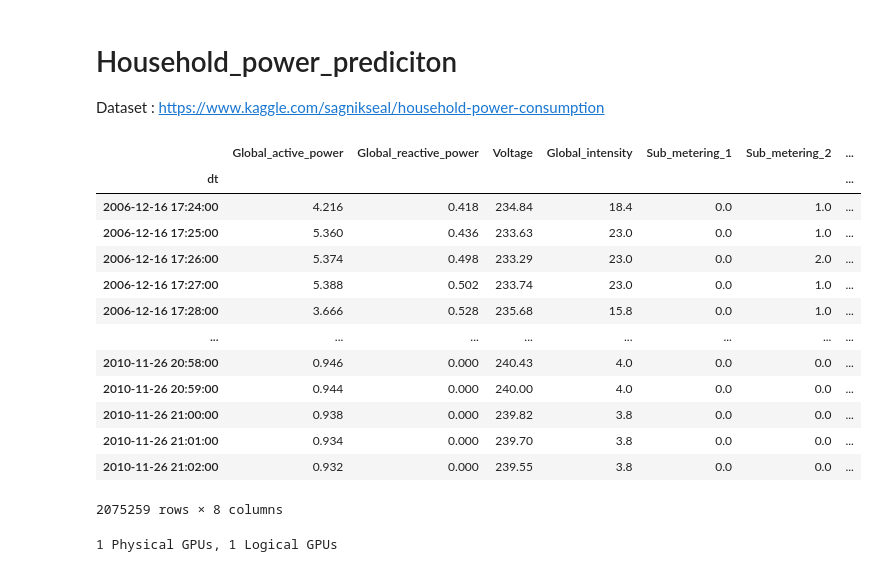
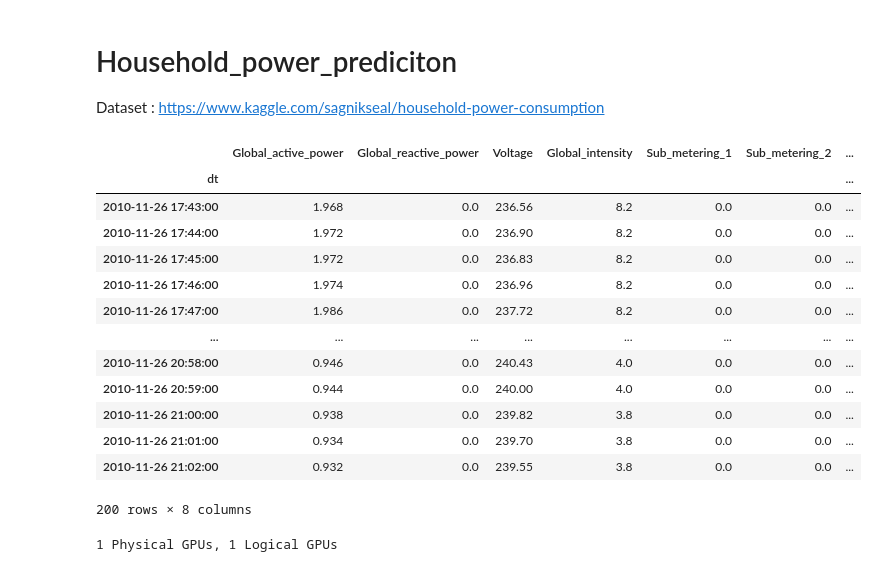
Before and after one commit to gitwetguy/Household_power_prediction, a Jupyter notebook: Household_power_prediciton.ipynb, the cells around one changed output. Drawn from its saved outputs; the diff is of its cells as text; code cells hidden in the pictures.

```diff
--- a/Household_power_prediciton.ipynb
+++ b/Household_power_prediciton.ipynb
@@ -1,6 +1,6 @@
-# %% [markdown]
-# Household_power_prediciton
-Dataset :  https://www.kaggle.com/sagnikseal/household-power-consumption
+# %% [markdown]
+# Household_power_prediciton
+Dataset :  https://www.kaggle.com/sagnikseal/household-power-consumption
 # %%
 # Import the libraries
 import tensorflow as tf
@@ -27,22 +27,22 @@ df = pd.read_csv(r'E:\Server_mantain\Household_power_prediction\Household_power_
                  parse_dates={'dt' : ['datetime']}, infer_datetime_format=True,
                  low_memory=False, na_values=['nan','?'], index_col='dt')
 # %%
-df
+df.tail(200)
 # %% [output]
 |  | Global_active_power | Global_reactive_power | Voltage | Global_intensity | Sub_metering_1 | Sub_metering_2 | ... |
 | dt |  |  |  |  |  |  | ... |
-| 2006-12-16 17:24:00 | 4.216 | 0.418 | 234.84 | 18.4 | 0.0 | 1.0 | ... |
-| 2006-12-16 17:25:00 | 5.360 | 0.436 | 233.63 | 23.0 | 0.0 | 1.0 | ... |
-| 2006-12-16 17:26:00 | 5.374 | 0.498 | 233.29 | 23.0 | 0.0 | 2.0 | ... |
-| 2006-12-16 17:27:00 | 5.388 | 0.502 | 233.74 | 23.0 | 0.0 | 1.0 | ... |
-| 2006-12-16 17:28:00 | 3.666 | 0.528 | 235.68 | 15.8 | 0.0 | 1.0 | ... |
+| 2010-11-26 17:43:00 | 1.968 | 0.0 | 236.56 | 8.2 | 0.0 | 0.0 | ... |
+| 2010-11-26 17:44:00 | 1.972 | 0.0 | 236.90 | 8.2 | 0.0 | 0.0 | ... |
+| 2010-11-26 17:45:00 | 1.972 | 0.0 | 236.83 | 8.2 | 0.0 | 0.0 | ... |
+| 2010-11-26 17:46:00 | 1.974 | 0.0 | 236.96 | 8.2 | 0.0 | 0.0 | ... |
+| 2010-11-26 17:47:00 | 1.986 | 0.0 | 237.72 | 8.2 | 0.0 | 0.0 | ... |
 | ... | ... | ... | ... | ... | ... | ... | ... |
-| 2010-11-26 20:58:00 | 0.946 | 0.000 | 240.43 | 4.0 | 0.0 | 0.0 | ... |
-| 2010-11-26 20:59:00 | 0.944 | 0.000 | 240.00 | 4.0 | 0.0 | 0.0 | ... |
-| 2010-11-26 21:00:00 | 0.938 | 0.000 | 239.82 | 3.8 | 0.0 | 0.0 | ... |
-| 2010-11-26 21:01:00 | 0.934 | 0.000 | 239.70 | 3.8 | 0.0 | 0.0 | ... |
-| 2010-11-26 21:02:00 | 0.932 | 0.000 | 239.55 | 3.8 | 0.0 | 0.0 | ... |
+| 2010-11-26 20:58:00 | 0.946 | 0.0 | 240.43 | 4.0 | 0.0 | 0.0 | ... |
+| 2010-11-26 20:59:00 | 0.944 | 0.0 | 240.00 | 4.0 | 0.0 | 0.0 | ... |
+| 2010-11-26 21:00:00 | 0.938 | 0.0 | 239.82 | 3.8 | 0.0 | 0.0 | ... |
+| 2010-11-26 21:01:00 | 0.934 | 0.0 | 239.70 | 3.8 | 0.0 | 0.0 | ... |
+| 2010-11-26 21:02:00 | 0.932 | 0.0 | 239.55 | 3.8 | 0.0 | 0.0 | ... |
-2075259 rows × 8 columns
+200 rows × 8 columns
 # %%
 def solve_cudnn_error():
     import tensorflow as tf
```
Also changed, not shown: parts of 21 cells of this notebook.
